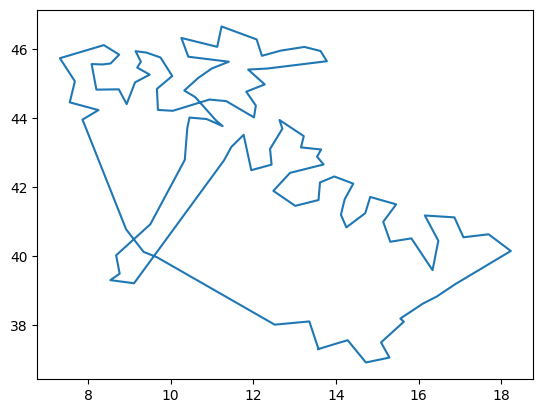
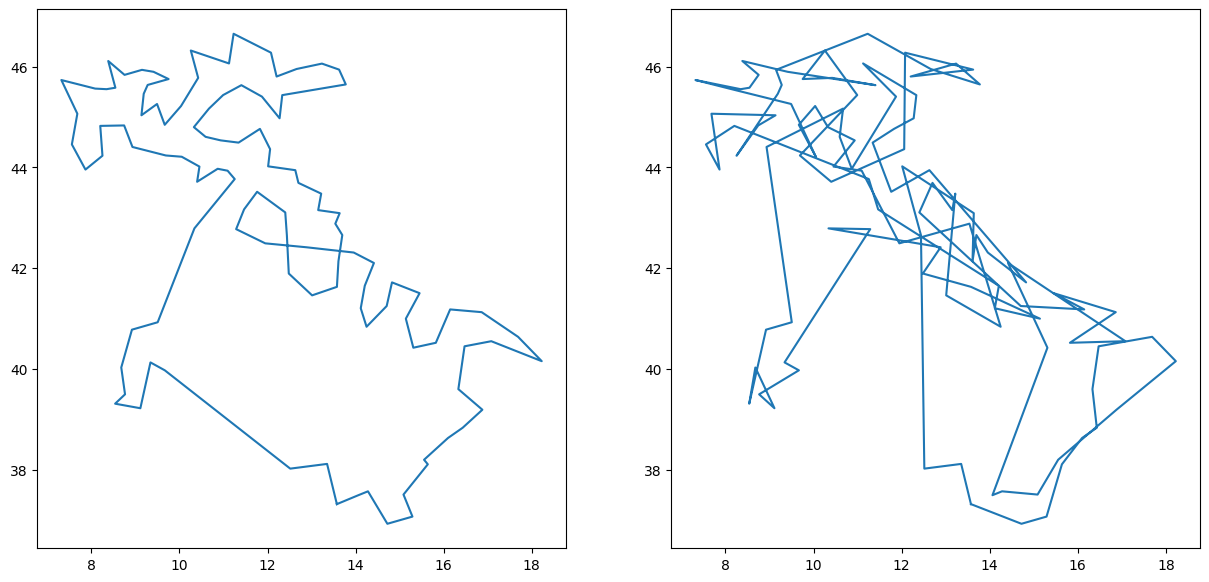
The notebook cell's code change between the first figure and the second:
--- before
+++ after
@@ -1,5 +1,10 @@
 optimal = np.loadtxt("output.out", dtype=int) - 1
 optimal = np.append(optimal, optimal[0])
+single_core = np.loadtxt("OUTPUT/single_core.out", dtype=int) - 1
+single_core = np.append(single_core, single_core[0])
 cities = np.loadtxt("cap_prov_ita.dat")
 
-plt.plot(cities[optimal,0], cities[optimal,1])
+fig, ax = plt.subplots(1, 2, figsize=(15,7))
+
+ax[0].plot(cities[optimal,0], cities[optimal,1])
+ax[1].plot(cities[single_core,0], cities[single_core,1])

Commit: Finished exercises 1,2,3,6